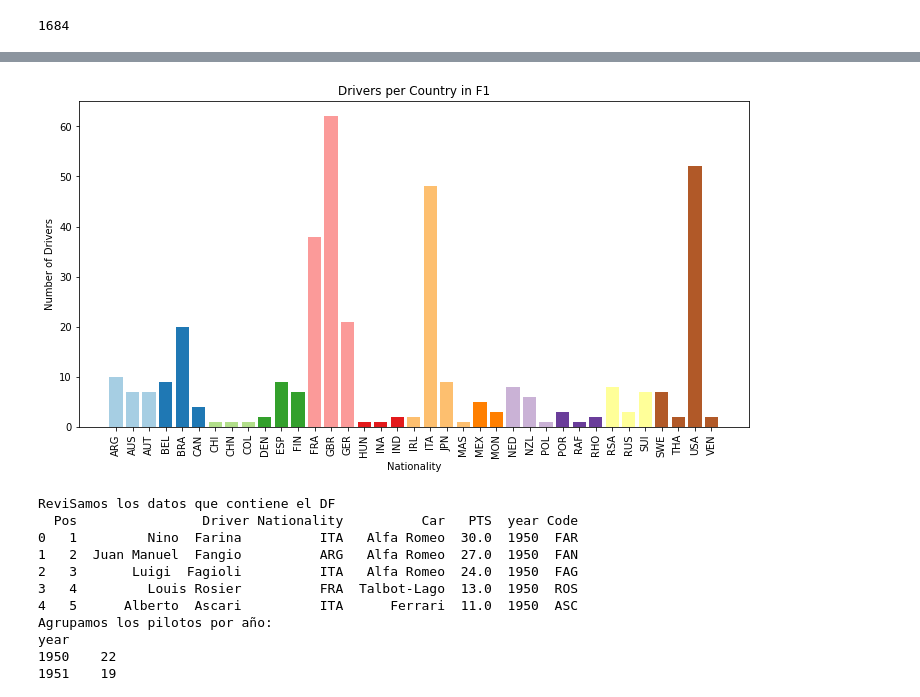
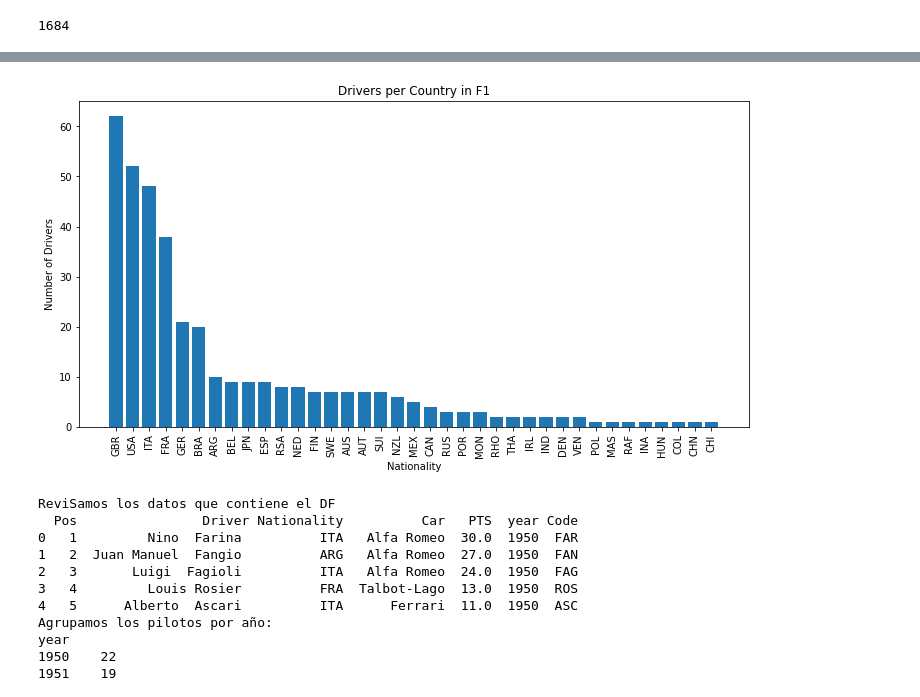
Before and after one commit to patriciamromero/f1_viz, a Jupyter notebook: F1_viz.ipynb, the cells around one changed output, grey strips where cells are left out. Saved outputs shown, nothing was run; the diff lists cells and outputs as text; code cells hidden in the pictures.

```diff
--- a/F1_viz.ipynb
+++ b/F1_viz.ipynb
@@ -420,23 +420,24 @@ Name: Code, dtype: int64
+# %%
+drivers_per_country.sort_values(inplace = True, ascending= False)
 # %%
-# Ajustar colores dinámicamente
-colors = plt.cm.Paired(np.linspace(0, 1, len(drivers_per_country)))
 
 # Crear la figura
 plt.figure(figsize=(12, 6))
 
 # Graficar barras
-plt.bar(drivers_per_country.index, drivers_per_country.values, color=colors)
+plt.bar(drivers_per_country.index, drivers_per_country.values)
 
 # Ajustes del gráfico
+sns.color_palette("pastel")
 plt.xticks(rotation=90)  # Rotar etiquetas del eje X
 plt.xlabel("Nationality")
 plt.ylabel("Number of Drivers")
 plt.title("Drivers per Country in F1")
 
 # Mostrar el gráfico
 plt.show()
 # %% [output]
-[figure, old version]
+[figure, new version]
 # %%
 #Explorar los datos
 print("ReviSamos los datos que contiene el DF")
```
Also changed, not shown: parts of 9 cells of this notebook, 1 other file.
